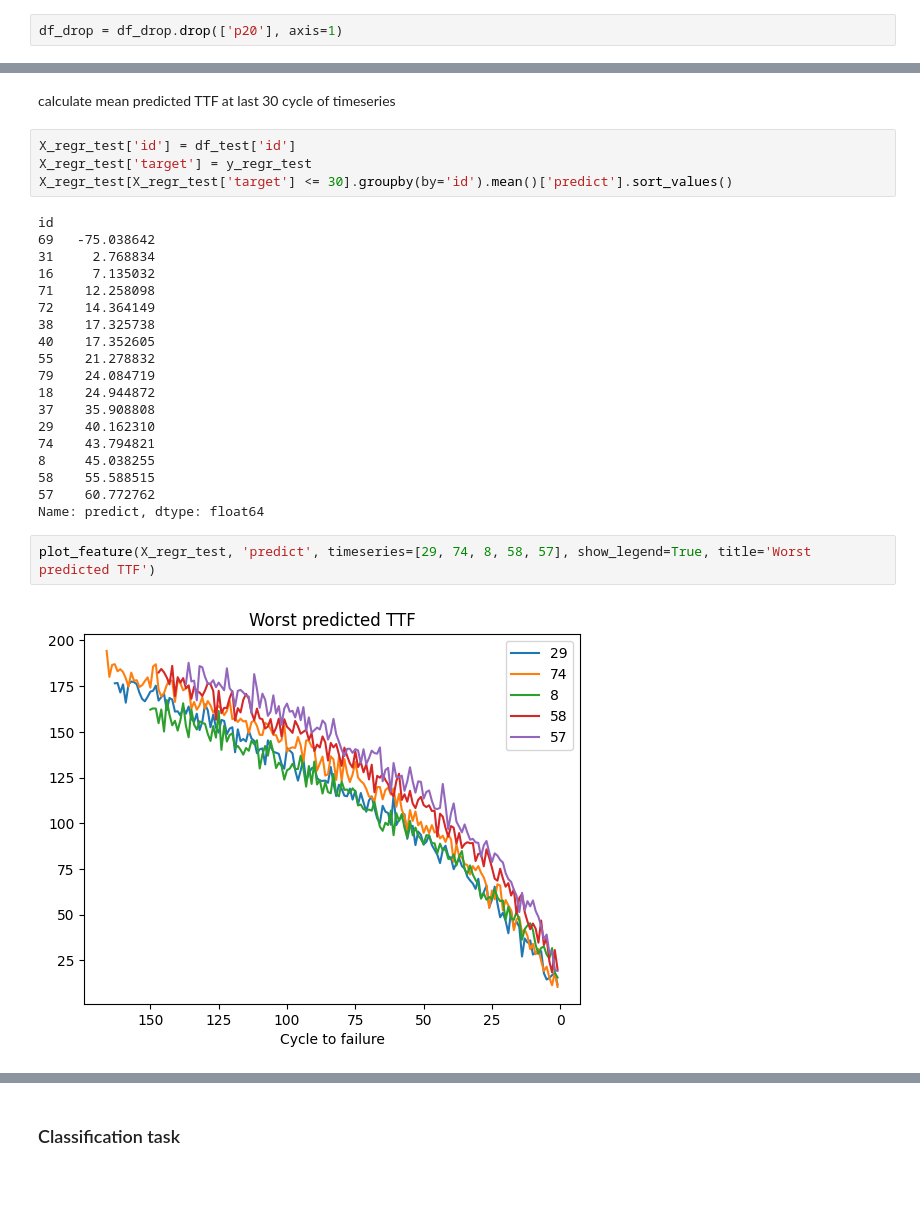
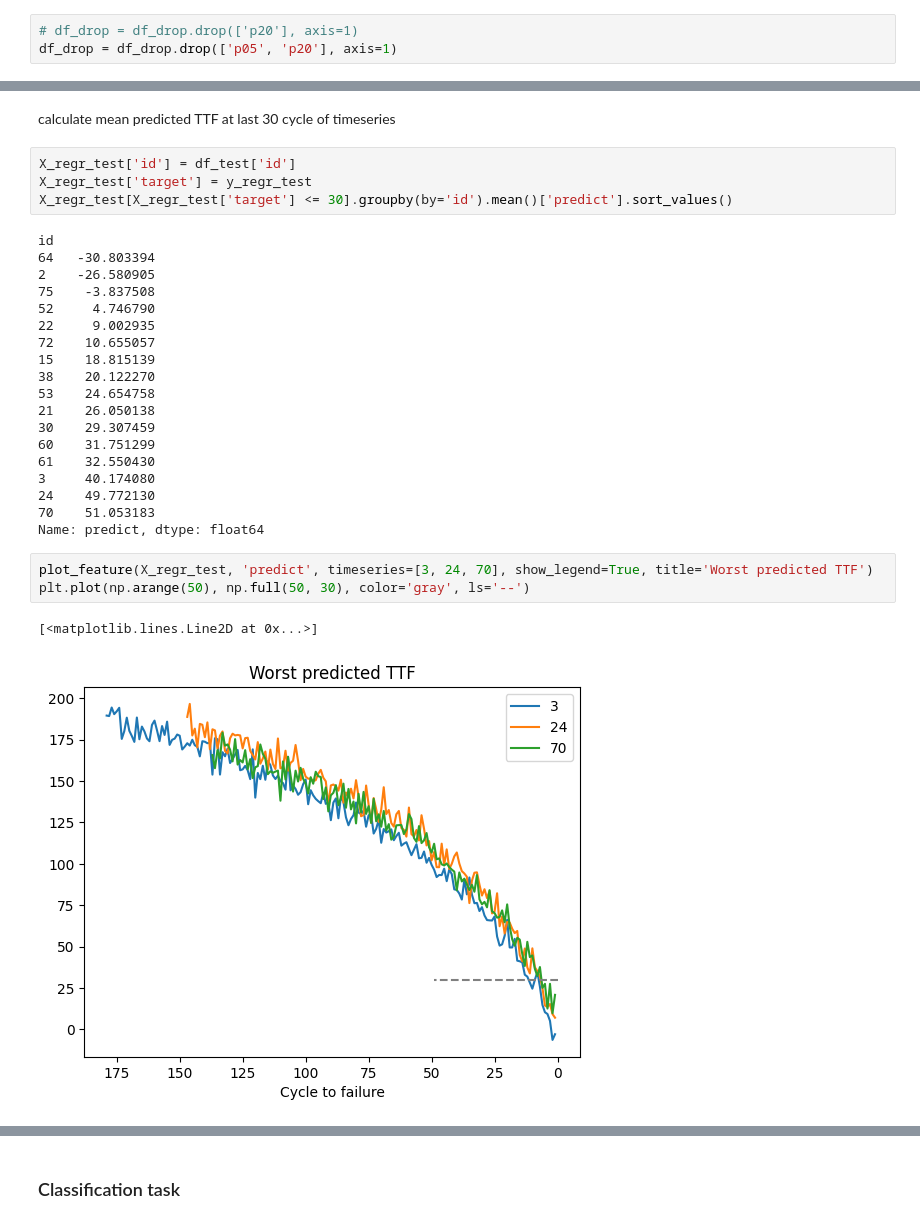
Before and after one commit to bestetc/ttf_prediction_problem, a Jupyter notebook: engine_failure_task.ipynb, the cells around one changed output, grey strips where cells are left out. Drawn from its saved outputs; the diff is of its cells as text; blank space fills up the shorter version.

```diff
--- a/engine_failure_task.ipynb
+++ b/engine_failure_task.ipynb
@@ -206,7 +217,8 @@ df_drop = df.drop(['p00', 'p01', 'p07', 'p09', 'p10', 'p16'], axis=1)
 # %% [markdown]
 Remove one of highly correlated feature
 # %%
-df_drop = df_drop.drop(['p20'], axis=1)
+# df_drop = df_drop.drop(['p20'], axis=1)
+df_drop = df_drop.drop(['p05', 'p20'], axis=1)
 # %% [markdown]
 Make `p17` is binary
 # %%
@@ -297,24 +308,26 @@ X_regr_test['target'] = y_regr_test
 X_regr_test[X_regr_test['target'] <= 30].groupby(by='id').mean()['predict'].sort_values()
 # %% [output]
 id
-69   -75.038642
-31     2.768834
-16     7.135032
-71    12.258098
-72    14.364149
-38    17.325738
-40    17.352605
-55    21.278832
-79    24.084719
-18    24.944872
-37    35.908808
-29    40.162310
-74    43.794821
-8     45.038255
-58    55.588515
-57    60.772762
+64   -30.803394
+2    -26.580905
+75    -3.837508
+52     4.746790
+22     9.002935
+72    10.655057
+15    18.815139
+38    20.122270
+53    24.654758
+21    26.050138
+30    29.307459
+60    31.751299
+61    32.550430
+3     40.174080
+24    49.772130
+70    51.053183
 Name: predict, dtype: float64
 # %%
-plot_feature(X_regr_test, 'predict', timeseries=[29, 74, 8, 58, 57], show_legend=True, title='Worst predicted TTF')
+plot_feature(X_regr_test, 'predict', timeseries=[3, 24, 70], show_legend=True, title='Worst predicted TTF')
+plt.plot(np.arange(50), np.full(50, 30), color='gray', ls='--')
 # %% [output]
+[<matplotlib.lines.Line2D at 0x...>]
-[figure, old version]
+[figure, new version]
```
Also changed, not shown: parts of 72 cells of this notebook.
